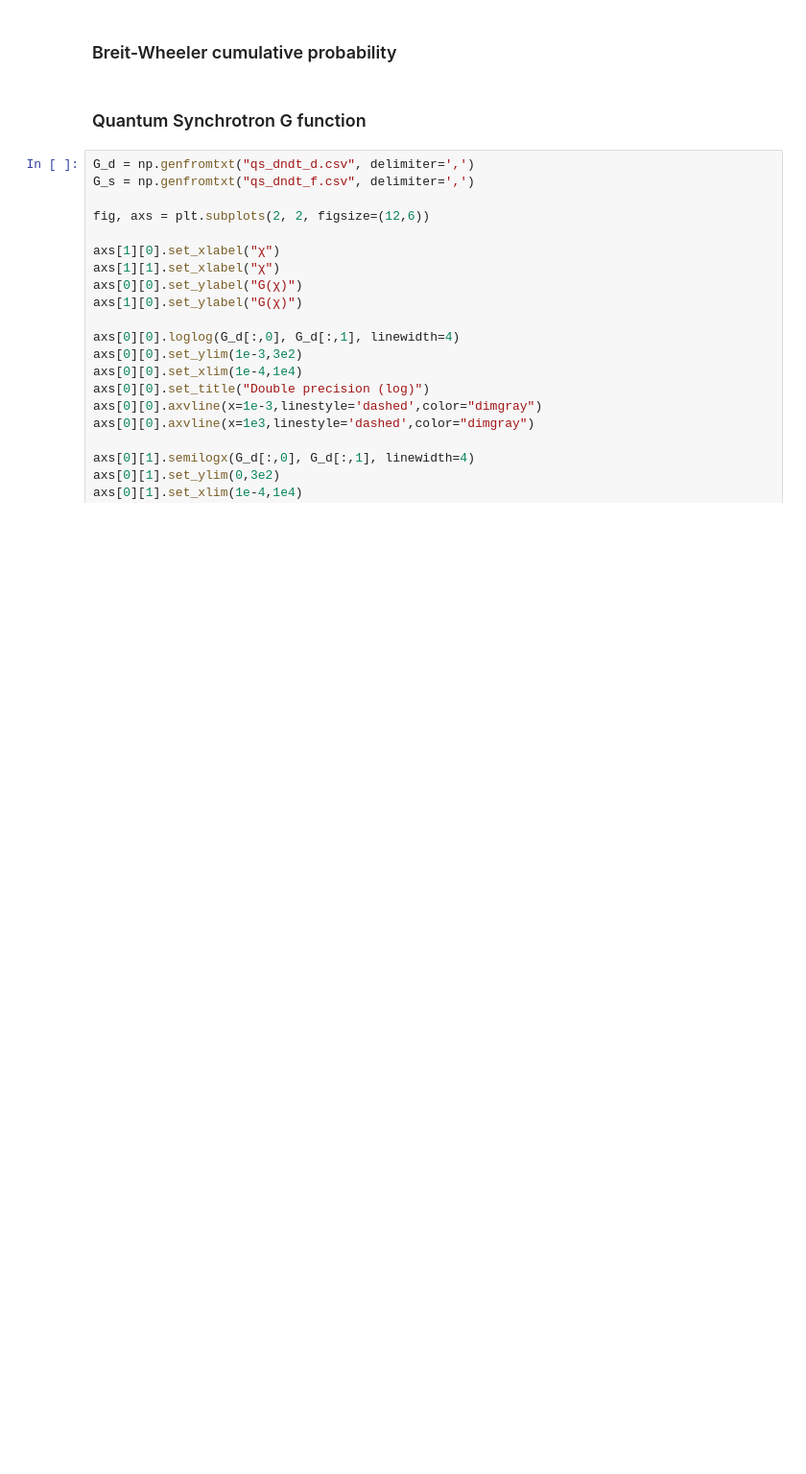
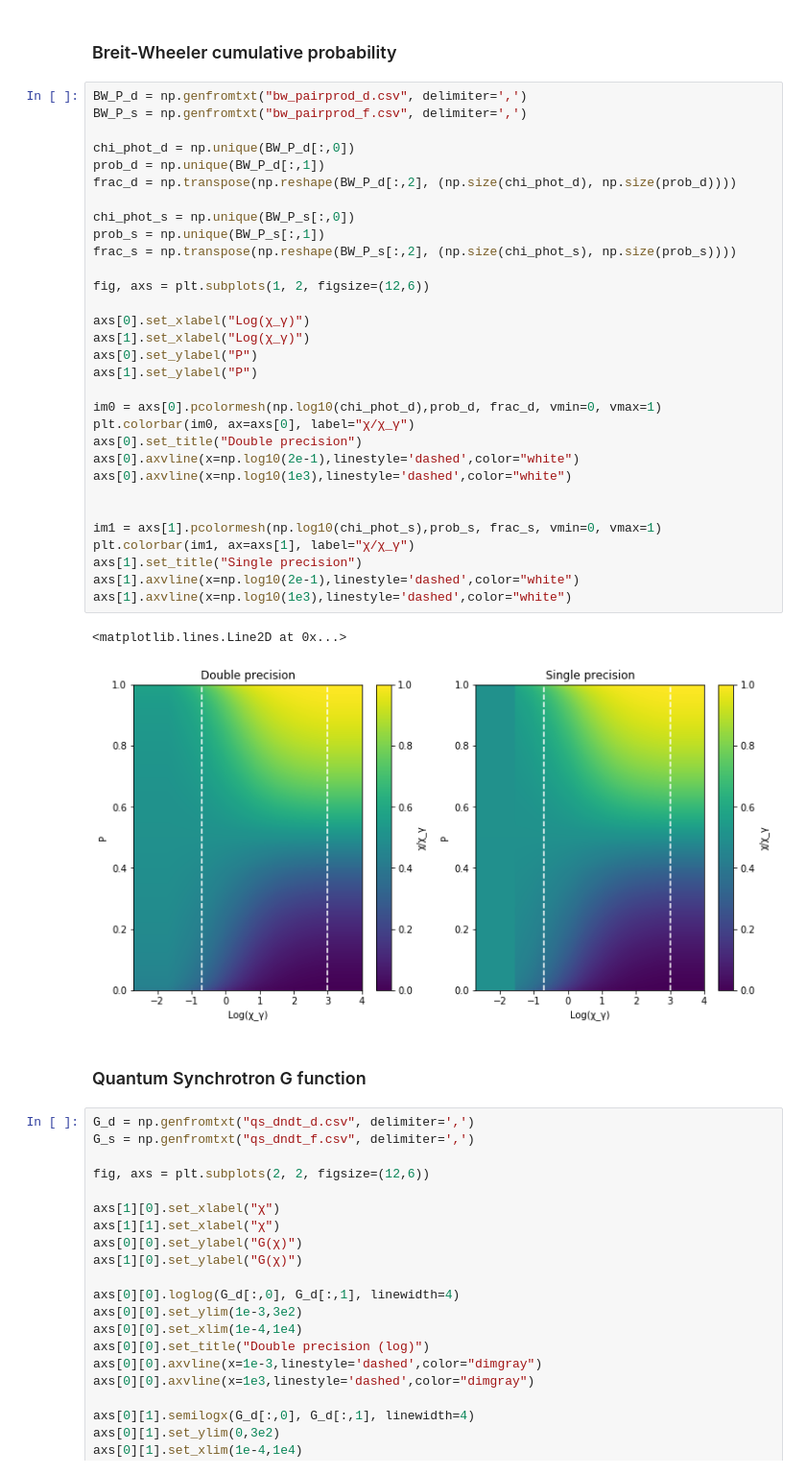
Before and after one commit to ECP-WarpX/picsar, a Jupyter notebook: src/multi_physics/QED_table_generator/table_inspector.ipynb, the cells around one changed output. Shown at 96% size. Drawn from its saved outputs; the diff is of its cells as text; blank space fills up the shorter version.

```diff
--- a/src/multi_physics/QED_table_generator/table_inspector.ipynb
+++ b/src/multi_physics/QED_table_generator/table_inspector.ipynb
@@ -49,5 +51,39 @@ plt.tight_layout()
 # %% [markdown]
 ### Breit-Wheeler cumulative probability
+# %%
+BW_P_d = np.genfromtxt("bw_pairprod_d.csv", delimiter=',')
+BW_P_s = np.genfromtxt("bw_pairprod_f.csv", delimiter=',')
+
+chi_phot_d = np.unique(BW_P_d[:,0])
+prob_d = np.unique(BW_P_d[:,1])
+frac_d = np.transpose(np.reshape(BW_P_d[:,2], (np.size(chi_phot_d), np.size(prob_d))))
+
+chi_phot_s = np.unique(BW_P_s[:,0])
+prob_s = np.unique(BW_P_s[:,1])
+frac_s = np.transpose(np.reshape(BW_P_s[:,2], (np.size(chi_phot_s), np.size(prob_s))))
+
+fig, axs = plt.subplots(1, 2, figsize=(12,6))
+
+axs[0].set_xlabel("Log(χ_γ)")
+axs[1].set_xlabel("Log(χ_γ)")
+axs[0].set_ylabel("P")
+axs[1].set_ylabel("P")
+
+im0 = axs[0].pcolormesh(np.log10(chi_phot_d),prob_d, frac_d, vmin=0, vmax=1)
+plt.colorbar(im0, ax=axs[0], label="χ/χ_γ")
+axs[0].set_title("Double precision")
+axs[0].axvline(x=np.log10(2e-1),linestyle='dashed',color="white")
+axs[0].axvline(x=np.log10(1e3),linestyle='dashed',color="white")
+
+
+im1 = axs[1].pcolormesh(np.log10(chi_phot_s),prob_s, frac_s, vmin=0, vmax=1)
+plt.colorbar(im1, ax=axs[1], label="χ/χ_γ")
+axs[1].set_title("Single precision")
+axs[1].axvline(x=np.log10(2e-1),linestyle='dashed',color="white")
+axs[1].axvline(x=np.log10(1e3),linestyle='dashed',color="white")
+# %% [output]
+<matplotlib.lines.Line2D at 0x...>
+[figure, added]
 # %% [markdown]
 ### Quantum Synchrotron G function
 # %%
```
Also changed, not shown: parts of 2 cells of this notebook, 1 other file.
